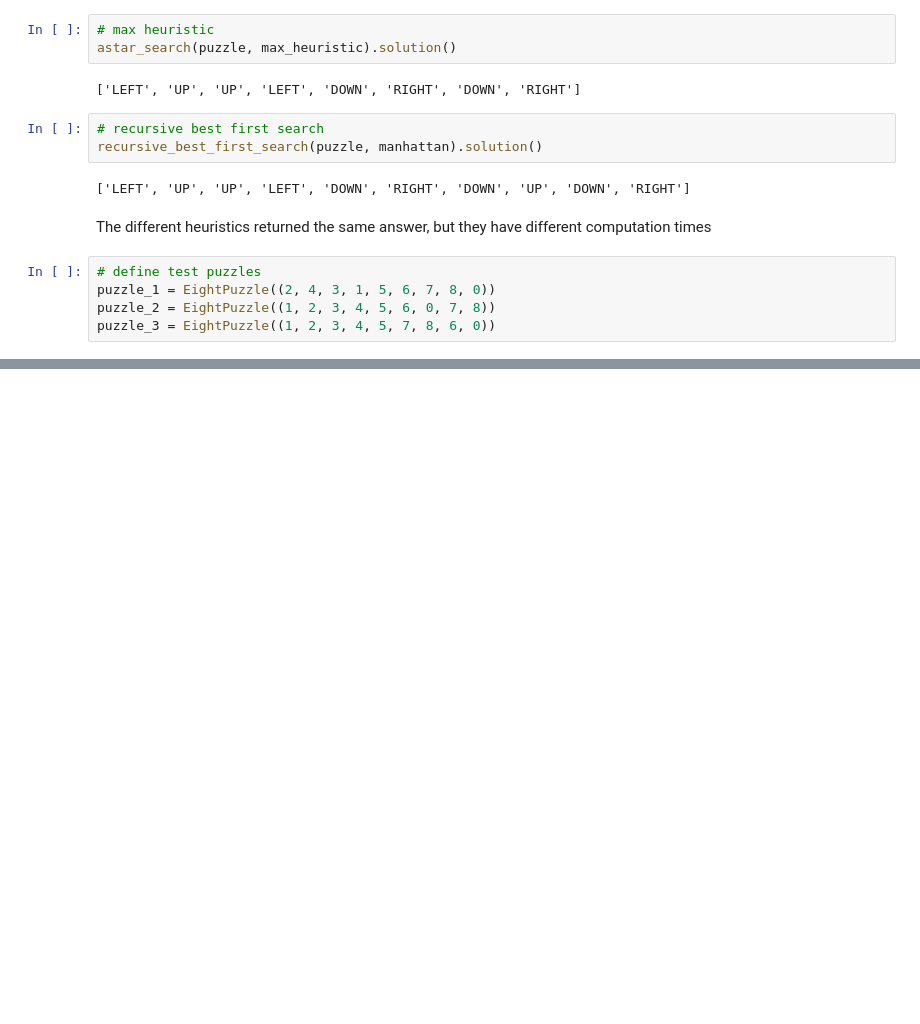
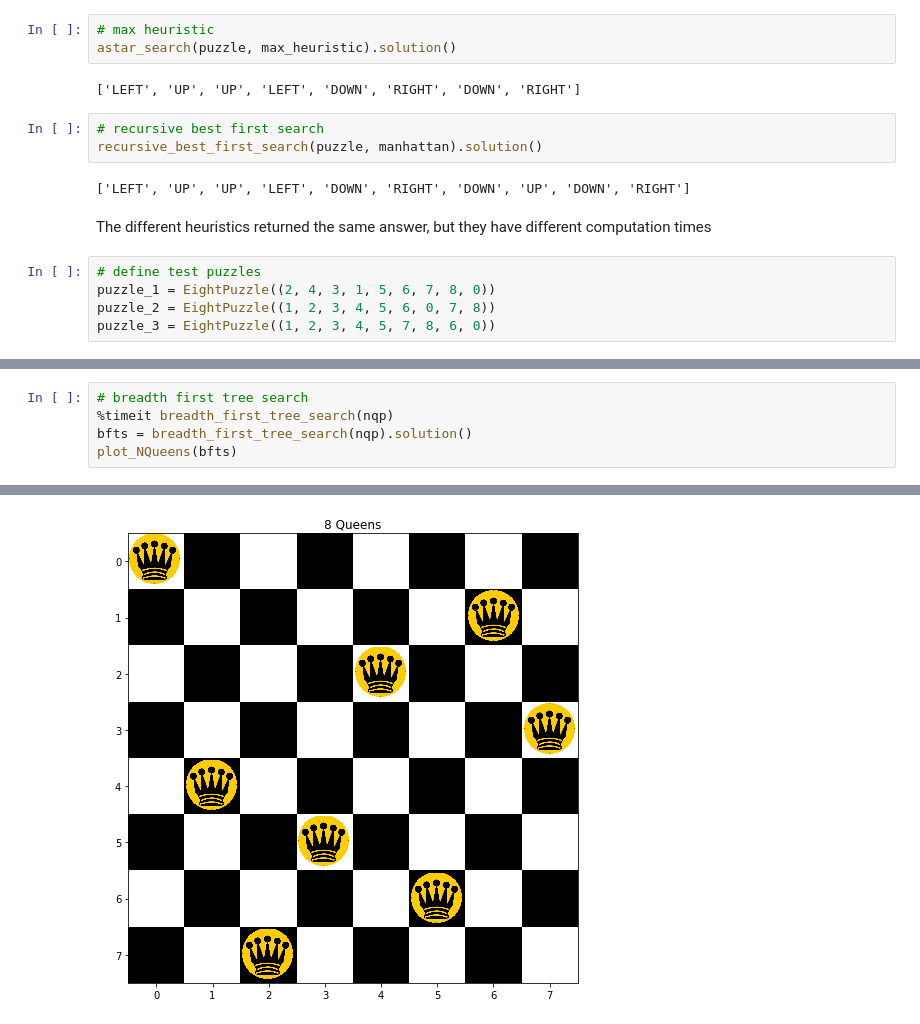
Before and after one commit to dr-neptune/Modern_AI, a Jupyter notebook: Ch3_4_Search.ipynb, the cells around one changed output, grey strips where cells are left out. Cells and saved outputs as stored; diff of their text form; blank space fills up the shorter version.

```diff
--- a/Ch3_4_Search.ipynb
+++ b/Ch3_4_Search.ipynb
@@ -986,0 +1487,6 @@ puzzle_3 = EightPuzzle((1, 2, 3, 4, 5, 7, 8, 6, 0))
+# %%
+# breadth first tree search
+%timeit breadth_first_tree_search(nqp)
+bfts = breadth_first_tree_search(nqp).solution()
+plot_NQueens(bfts)
+# %% [output]
@@ -986,0 +1494 @@ puzzle_3 = EightPuzzle((1, 2, 3, 4, 5, 7, 8, 6, 0))
+[figure, added]
```
Also changed, not shown: parts of 78 cells of this notebook, 3 other files.
